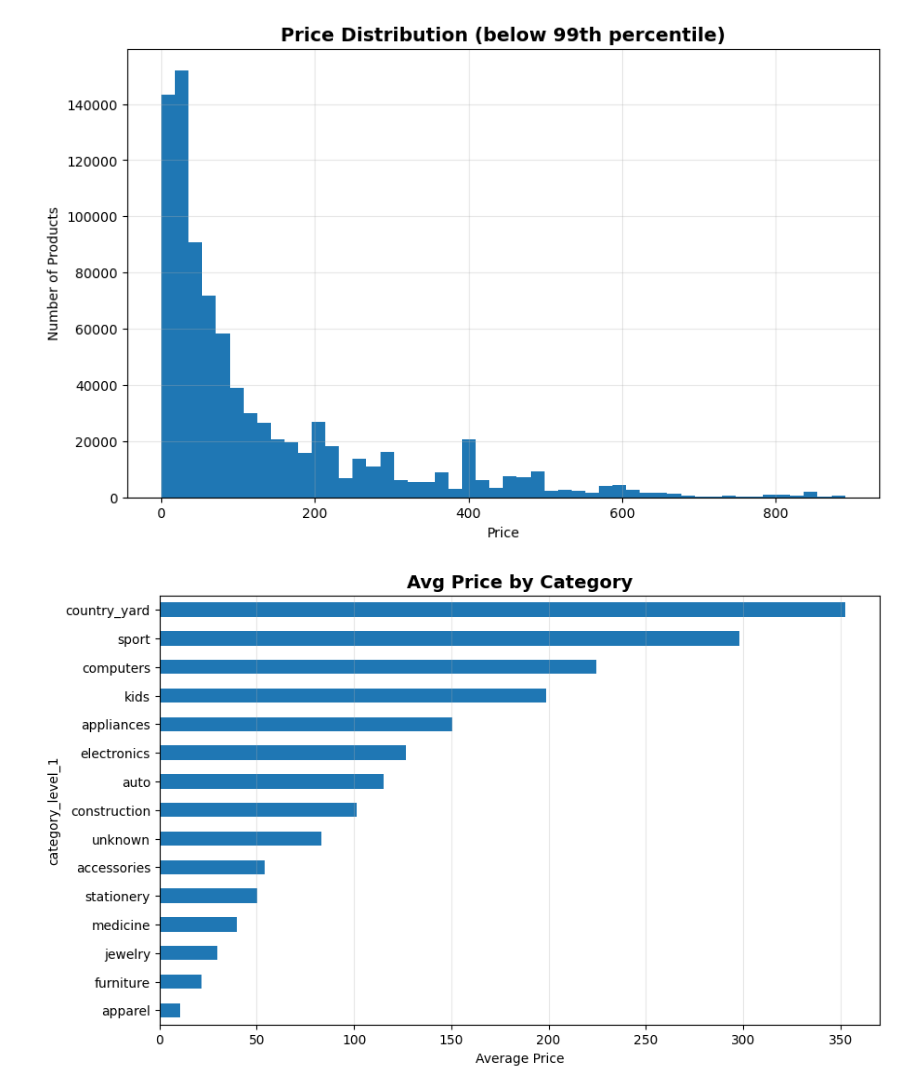
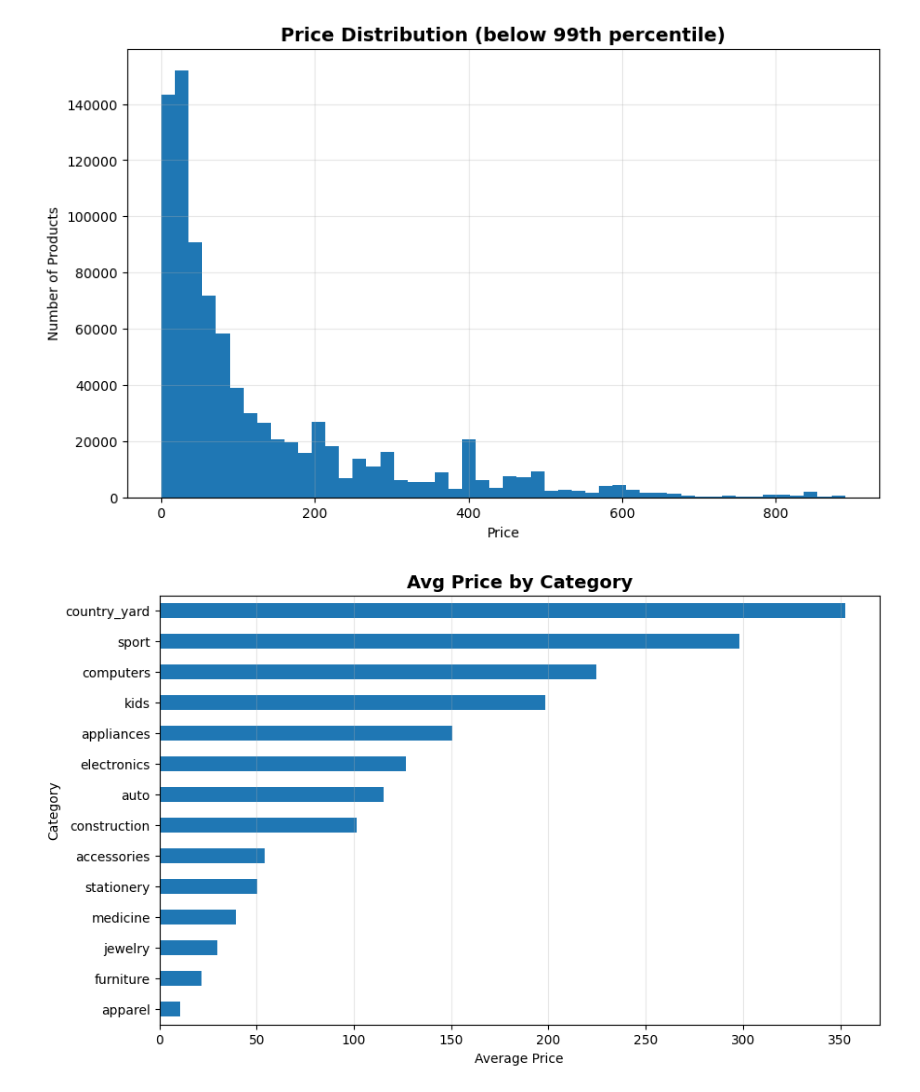
Before and after one commit to Tech-tac-GP/Data-Science, a Jupyter notebook: notebooks/data_science.ipynb, the cells around one changed output. Saved outputs shown, nothing was run; the diff lists cells and outputs as text; code cells hidden in the pictures.

```diff
--- a/notebooks/data_science.ipynb
+++ b/notebooks/data_science.ipynb
@@ -883,21 +949,24 @@ plt.show()
 [figure]
 # %%
 avg_price_by_category = (
-    df.groupby("category_level_1")["price"]
+    df[df["category_level_1"] != "unknown"]
+    .groupby("category_level_1")["price"]
     .mean()
     .sort_values(ascending=True)
 )
+
 
 plt.figure(figsize=(10, 6))
 
 avg_price_by_category.plot(
     kind="barh"
 )
 
 plt.title("Avg Price by Category", fontsize=14, fontweight="bold")
 plt.xlabel("Average Price")
-plt.ylabel("category_level_1")
+plt.ylabel("Category")
 plt.grid(axis="x", alpha=0.3)
+
 plt.show()
 # %% [output]
-[figure, old version]
+[figure, new version]
```
Also changed, not shown: parts of 20 cells of this notebook, 15 other files.
